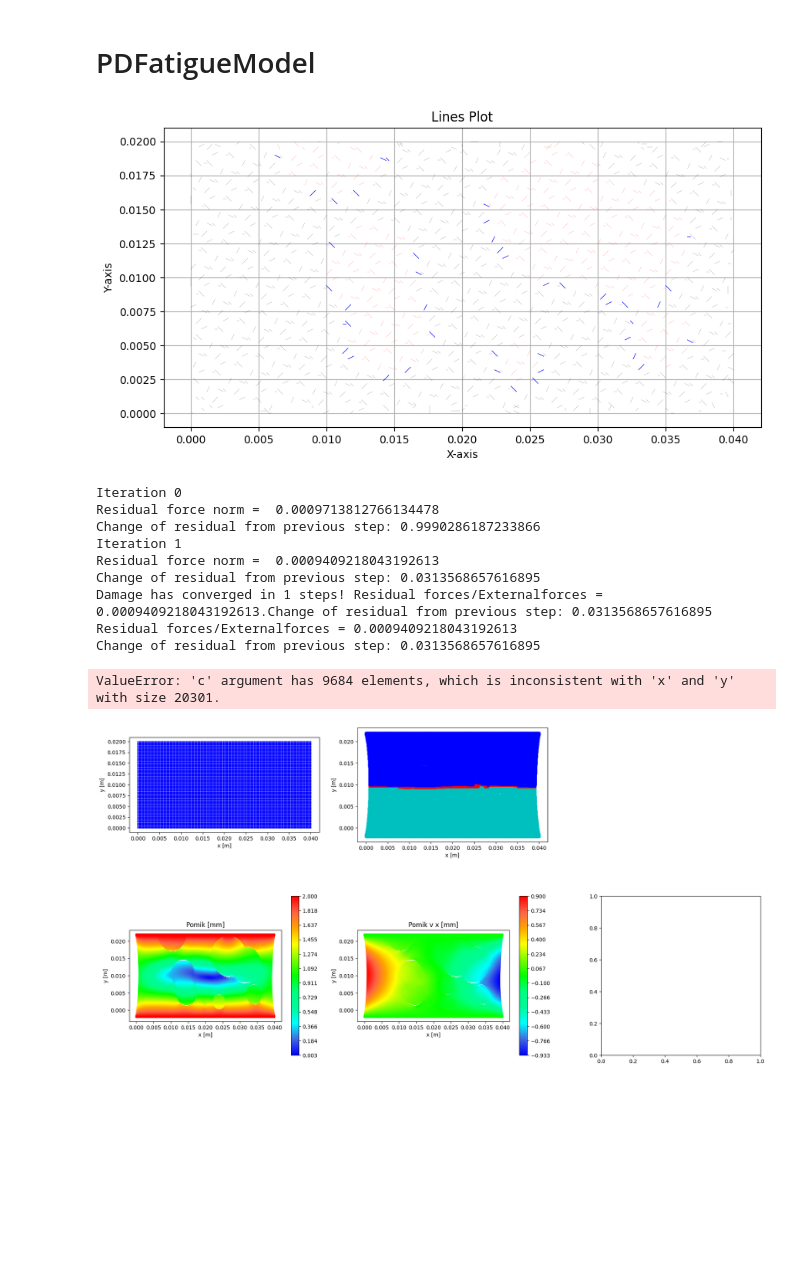
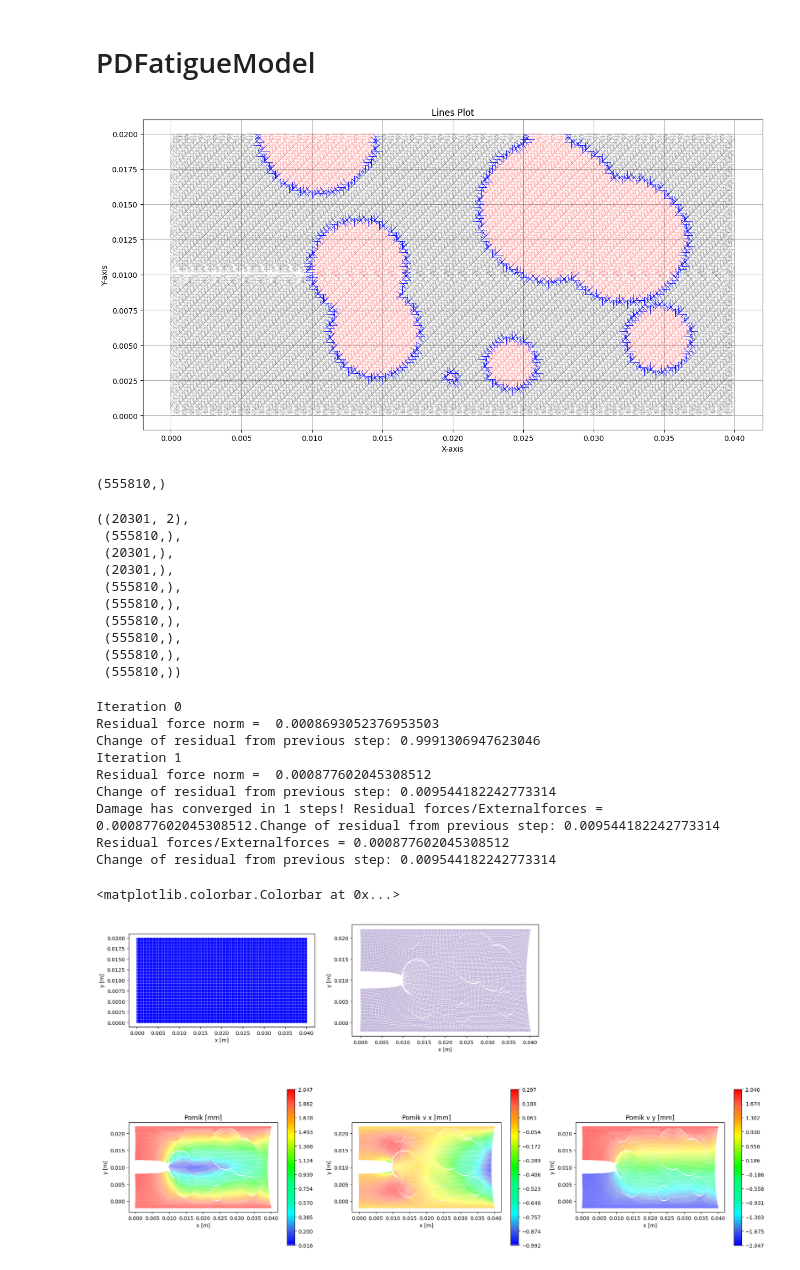
Before and after one commit to fjerenec/Verse2, a Jupyter notebook: main/testing_inclusions.ipynb, the cells around one changed output. Saved outputs shown, nothing was run; the diff lists cells and outputs as text; code cells hidden in the pictures; blank space fills up the shorter version.

```diff
--- a/main/testing_inclusions.ipynb
+++ b/main/testing_inclusions.ipynb
@@ -125,23 +127,23 @@ ax.set_aspect(1)
 This module works in mostly the same way as the data module. The  main class is the "Materials" class which lets us create single "Materil" type instances that are then stored in the "Materials" modules "materialTable" dictionary.
 # %%
 model0.Materials.create_material(materialName="Steel1")
-model0.Materials.materialsTable["Steel1"].set_tensile_properties(youngMod = 310000, poisson =0.25)
+model0.Materials.materialsTable["Steel1"].set_tensile_properties(youngMod = 210000, poisson =0.25)
 model0.Materials.materialsTable["Steel1"].get_material_properties()
 
 model0.Materials.create_material(materialName="Steel2")
-model0.Materials.materialsTable["Steel2"].set_tensile_properties(youngMod = 210000, poisson =0.25)
+model0.Materials.materialsTable["Steel2"].set_tensile_properties(youngMod = 230000, poisson =0.25)
 model0.Materials.materialsTable["Steel2"].get_material_properties()
 
 model0.Materials.create_material(materialName="InterfaceSteel")
-model0.Materials.materialsTable["InterfaceSteel"].set_tensile_properties(youngMod = 110000, poisson =0.25)
+model0.Materials.materialsTable["InterfaceSteel"].set_tensile_properties(youngMod = 200000, poisson =0.25)
 model0.Materials.materialsTable["InterfaceSteel"].get_material_properties()
 
 steel1 = model0.Materials.materialsTable["Steel1"]
-steel1.set_stretch_thresholds(damageInitStretch=0.4, breakageStretch=0.9)
+steel1.set_stretch_thresholds(damageInitStretch=0.2, breakageStretch=0.4)
 steel2 = model0.Materials.materialsTable["Steel2"]
 steel2.set_stretch_thresholds(damageInitStretch=0.4, breakageStretch=0.9)
 interface_steel = model0.Materials.materialsTable["InterfaceSteel"]
-interface_steel.set_stretch_thresholds(damageInitStretch=0.2, breakageStretch=0.5)
+interface_steel.set_stretch_thresholds(damageInitStretch=0.1, breakageStretch=0.2)
 # %%
 model0.Geometry.sets.create_set(arrayOfIDs=inclusionIds, setName = "Inclusions")
 model0.Geometry.sets.create_set(arrayOfIDs=matrixIds, setName = "Matrix")
@@ -204,10 +212,10 @@ import matplotlib.pyplot as plt
 import matplotlib
 
 # Create a new figure
-fig, ax = plt.subplots(figsize=(10, 8))
+fig, ax = plt.subplots(figsize=(15, 8))
 # Loop through each line and plot it
 for line in range(lines.shape[0]):
-    if line%500 == 0:
+    if line%10 == 0:
         if fatigueModelData.bondMaterialIDarray[line] == 0:
             color = "g"
             linewidth = 0.1
@@ -232,29 +240,46 @@ ax.set_aspect(1)
 plt.title('Lines Plot')
 plt.xlabel('X-axis')
 plt.ylabel('Y-axis')
-
+plt.gca().set_aspect(1)
 # Display the plot
 plt.grid(True)
 # %% [output]
-[figure, old version]
+[figure, new version]
+# %%
+fatigueModelData.curLiveBonds.shape
+# %% [output]
+(555810,)
+# %%
+fatigueModelData.coordVec.shape,fatigueModelData.neighbors.shape, fatigueModelData.start_idx.shape, fatigueModelData.end_idx.shape, fatigueModelData.G11vec.shape, fatigueModelData.G12vec.shape, fatigueModelData.G22vec.shape, fatigueModelData.muArr.shape, (fatigueModelData.curLiveBonds).shape, fatigueModelData.curBondDamage.shape
+# %% [output]
+((20301, 2),
+ (555810,),
+ (20301,),
+ (20301,),
+ (555810,),
+ (555810,),
+ (555810,),
+ (555810,),
+ (555810,),
+ (555810,))
 # %%
 solver = PDFatigueSolver(numModel=model0)
 solver.solve_for_eq3()
 # %% [output]
 Iteration 0
-Residual force norm =  0.0009713812766134478
-Change of residual from previous step: 0.9990286187233866
+Residual force norm =  0.0008693052376953503
+Change of residual from previous step: 0.9991306947623046
 Iteration 1
-Residual force norm =  0.0009409218043192613
-Change of residual from previous step: 0.0313568657616895
-Damage has converged in 1 steps! Residual forces/Externalforces = 0.0009409218043192613.Change of residual from previous step: 0.0313568657616895
-Residual forces/Externalforces = 0.0009409218043192613
-Change of residual from previous step: 0.0313568657616895
+Residual force norm =  0.000877602045308512
+Change of residual from previous step: 0.009544182242773314
+Damage has converged in 1 steps! Residual forces/Externalforces = 0.000877602045308512.Change of residual from previous step: 0.009544182242773314
+Residual forces/Externalforces = 0.000877602045308512
+Change of residual from previous step: 0.009544182242773314
 # %%
 disp = solver.result
 coordVecNew4 = coordVec + disp
 # %%
-s = 5
+s = 0.1
 #mycmap = matplotlib.colors.LinearSegmentedColormap.from_list("custom",["blue","royalblue","cyan","mediumspringgreen","springgreen","lime","lawngreen","yellow","orange","tomato","red"],N=11)
 mycmap = matplotlib.colors.LinearSegmentedColormap.from_list("custom",["blue","royalblue","cyan","mediumspringgreen","springgreen","lime","lawngreen","yellow","orange","tomato","red"])
 #mycmap = matplotlib.colors.LinearSegmentedColormap.from_list("custom",["blue","cyan","green","yellow","orange","red"])
@@ -262,7 +287,7 @@ fig1 = plt.figure(figsize=(22,12))
 
 ## Nedeformirana oblika
 ax0 = fig1.add_subplot(2,3,1)
-# ax0.plot(coordVec[:totint,0],coordVec[:totint,1],'co',markersize=1)
+# ax0.plot(coordVec[:,0],coordVec[:totint,1],'co',markersize=1)
 # ax0.plot(coordVec[totint:totbottom,0],coordVec[totint:totbottom,1],"ro",markersize=1)
 ax0.plot(coordVec[:,0],coordVec[:,1],"bo",markersize=1)
 ax0.set_aspect("1")
@@ -295,34 +320,34 @@ plt.title("Pomik [mm]")
 plt.xlabel("x [m]")
 plt.ylabel("y [m]")
 v= np.linspace(np.min(h),np.max(h),12,endpoint=True)
 plt.colorbar(sc,ticks=v)
 
 ##Pomiki X
 ax3 = fig1.add_subplot(2,3,5)
 ax3.set_aspect("1")
 # h1 = disp[:totint,0]*1000
 h1 = disp[:tottop,0]*1000
 vm=h1#np.max(disp[:tottop,0])
 cm1 = plt.cm.get_cmap('RdYlBu')
 sc1 = ax3.scatter(coordVecNew4[:,0],coordVecNew4[:,1],s=s,c=h1[:],cmap=mycmap)
 plt.title("Pomik v x [mm]")
 plt.xlabel("x [m]")
 plt.ylabel("y [m]")
 v1= np.linspace(np.min(h1),np.max(h1),12,endpoint=True)
 plt.colorbar(sc1,ticks=v1)
 
 ##Pomiki Y
 ax4 = fig1.add_subplot(2,3,6)
 ax4.set_aspect("1")
-h2 = disp[:totint,1]*1000
+h2 = disp[:,1]*1000
 cm2 = plt.cm.get_cmap('RdYlBu')
-#sc2 = plt.scatter(coordVecNew4[:totint,0],coordVecNew4[:totint,1],s=s,c=h2[:totint],cmap=mycmap)
+#sc2 = plt.scatter(coordVecNew4[:,0],coordVecNew4[:,1],s=s,c=h2[:],cmap=mycmap)
 sc2 = plt.scatter(coordVecNew4[:,0],coordVecNew4[:,1],s=s,c=h2[:],cmap=mycmap)
 plt.title("Pomik v y [mm]")
 plt.xlabel("x [m]")
 plt.ylabel("y [m]")
 v2= np.linspace(np.min(h2),np.max(h2),12,endpoint=True)
 plt.colorbar(sc2,ticks=v2)
 # %% [output]
-ValueError: 'c' argument has 9684 elements, which is inconsistent with 'x' and 'y' with size 20301.
+<matplotlib.colorbar.Colorbar at 0x...>
-[figure, old version]
+[figure, new version]
```
Also changed, not shown: parts of 6 cells of this notebook, 8 other files.
